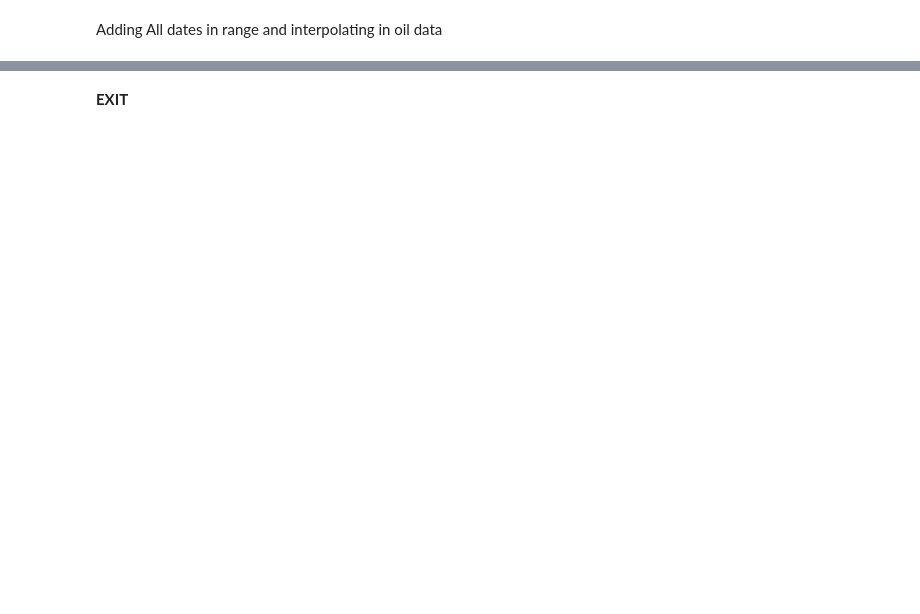
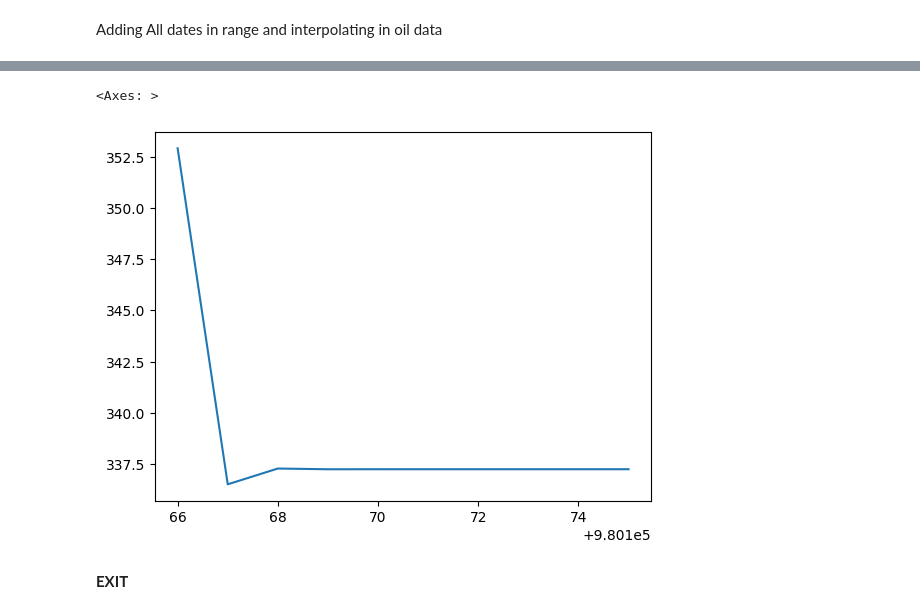
Before and after one commit to Divgithub045/mlProject-salesPredictor, a Jupyter notebook: model.ipynb, the cells around one changed output, grey strips where cells are left out. Cells and saved outputs as stored; diff of their text form; code cells hidden in the pictures; blank space fills up the shorter version.

```diff
--- a/model.ipynb
+++ b/model.ipynb
@@ -126,2 +419,7 @@ model_fit = model.fit()
+# %%
+forecast.plot(label='forecast')
+# %% [output]
+<Axes: >
+[figure, added]
 # %% [markdown]
 __EXIT__
```
Also changed, not shown: parts of 36 cells of this notebook.
